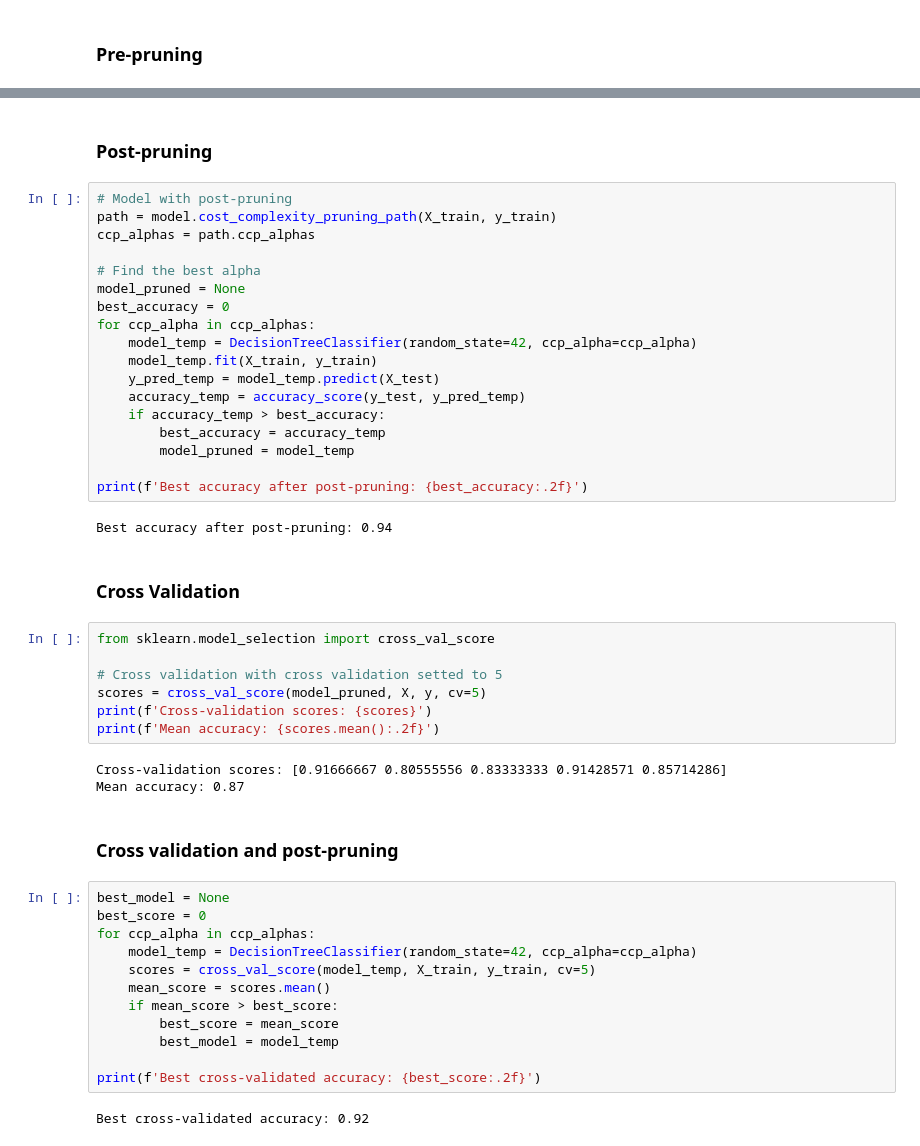
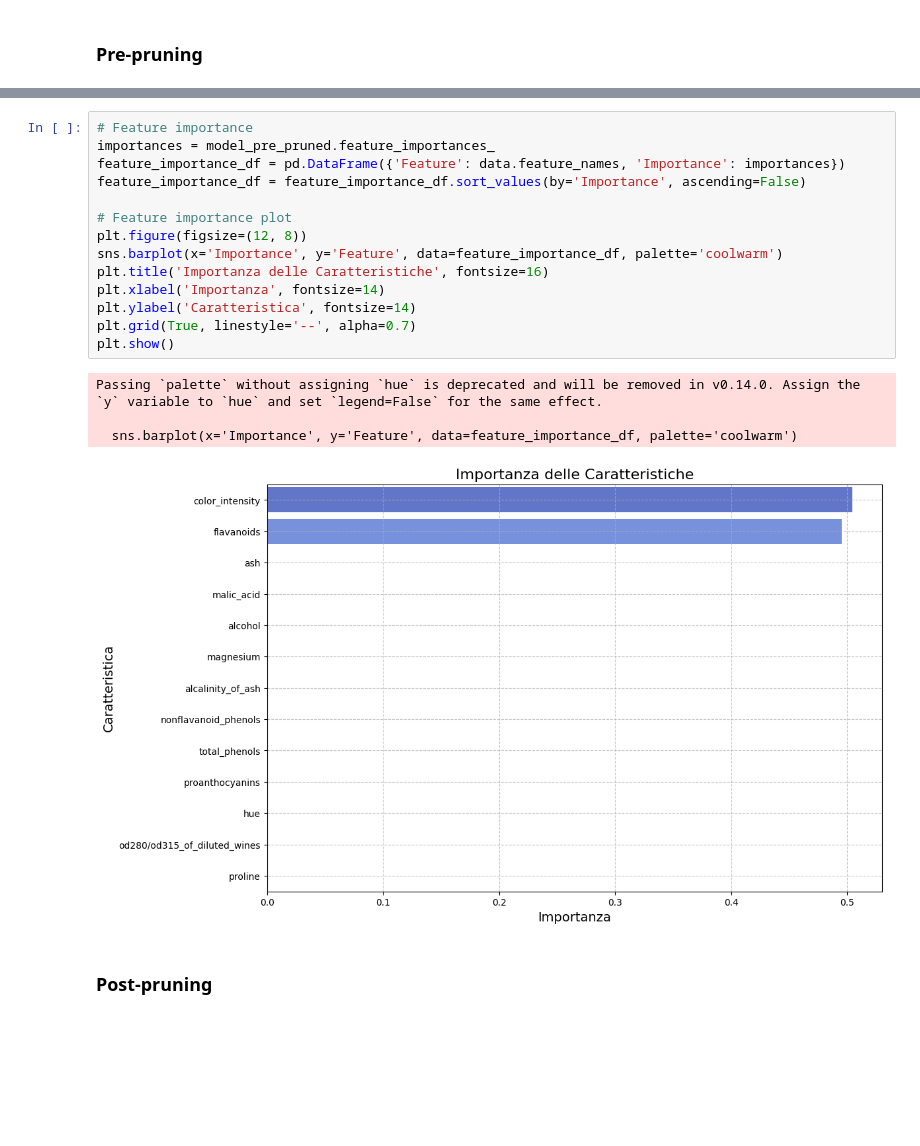
Before and after one commit to vincenzorrei/EDU-TreeBasedModels, a Jupyter notebook: decision_trees.ipynb, the cells around one changed output, grey strips where cells are left out. Cells and saved outputs as stored; diff of their text form; blank space fills up the shorter version.

```diff
--- a/decision_trees.ipynb
+++ b/decision_trees.ipynb
@@ -109,50 +110,21 @@ Accuracy with pre-pruning: 0.94
+# %%
+# Feature importance
+importances = model_pre_pruned.feature_importances_
+feature_importance_df = pd.DataFrame({'Feature': data.feature_names, 'Importance': importances})
+feature_importance_df = feature_importance_df.sort_values(by='Importance', ascending=False)
+
+# Feature importance plot
+plt.figure(figsize=(12, 8))
+sns.barplot(x='Importance', y='Feature', data=feature_importance_df, palette='coolwarm')
+plt.title('Importanza delle Caratteristiche', fontsize=16)
+plt.xlabel('Importanza', fontsize=14)
+plt.ylabel('Caratteristica', fontsize=14)
+plt.grid(True, linestyle='--', alpha=0.7)
+plt.show()
+# %% [output]
+Passing `palette` without assigning `hue` is deprecated and will be removed in v0.14.0. Assign the `y` variable to `hue` and set `legend=False` for the same effect.
+
+  sns.barplot(x='Importance', y='Feature', data=feature_importance_df, palette='coolwarm')
+[figure, added]
 # %% [markdown]
 ### Post-pruning
-# %%
-# Model with post-pruning
-path = model.cost_complexity_pruning_path(X_train, y_train)
-ccp_alphas = path.ccp_alphas
-
-# Find the best alpha
-model_pruned = None
-best_accuracy = 0
-for ccp_alpha in ccp_alphas:
-    model_temp = DecisionTreeClassifier(random_state=42, ccp_alpha=ccp_alpha)
-    model_temp.fit(X_train, y_train)
-    y_pred_temp = model_temp.predict(X_test)
-    accuracy_temp = accuracy_score(y_test, y_pred_temp)
-    if accuracy_temp > best_accuracy:
-        best_accuracy = accuracy_temp
-        model_pruned = model_temp
-
-print(f'Best accuracy after post-pruning: {best_accuracy:.2f}')
-# %% [output]
-Best accuracy after post-pruning: 0.94
-# %% [markdown]
-### Cross Validation
-# %%
-from sklearn.model_selection import cross_val_score
-
-# Cross validation with cross validation setted to 5
-scores = cross_val_score(model_pruned, X, y, cv=5)
-print(f'Cross-validation scores: {scores}')
-print(f'Mean accuracy: {scores.mean():.2f}')
-# %% [output]
-Cross-validation scores: [0.91666667 0.80555556 0.83333333 0.91428571 0.85714286]
-Mean accuracy: 0.87
-# %% [markdown]
-### Cross validation and post-pruning
-# %%
-best_model = None
-best_score = 0
-for ccp_alpha in ccp_alphas:
-    model_temp = DecisionTreeClassifier(random_state=42, ccp_alpha=ccp_alpha)
-    scores = cross_val_score(model_temp, X_train, y_train, cv=5)
-    mean_score = scores.mean()
-    if mean_score > best_score:
-        best_score = mean_score
-        best_model = model_temp
-
-print(f'Best cross-validated accuracy: {best_score:.2f}')
-# %% [output]
-Best cross-validated accuracy: 0.92
```
Also changed, not shown: parts of 13 cells of this notebook, 3 other files.
